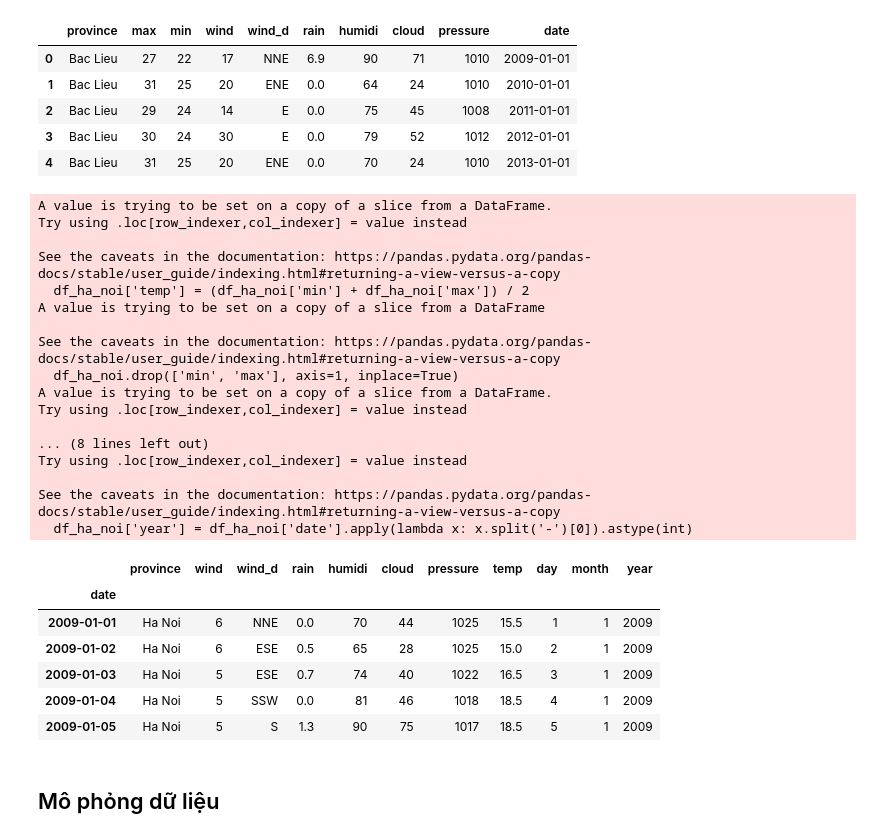
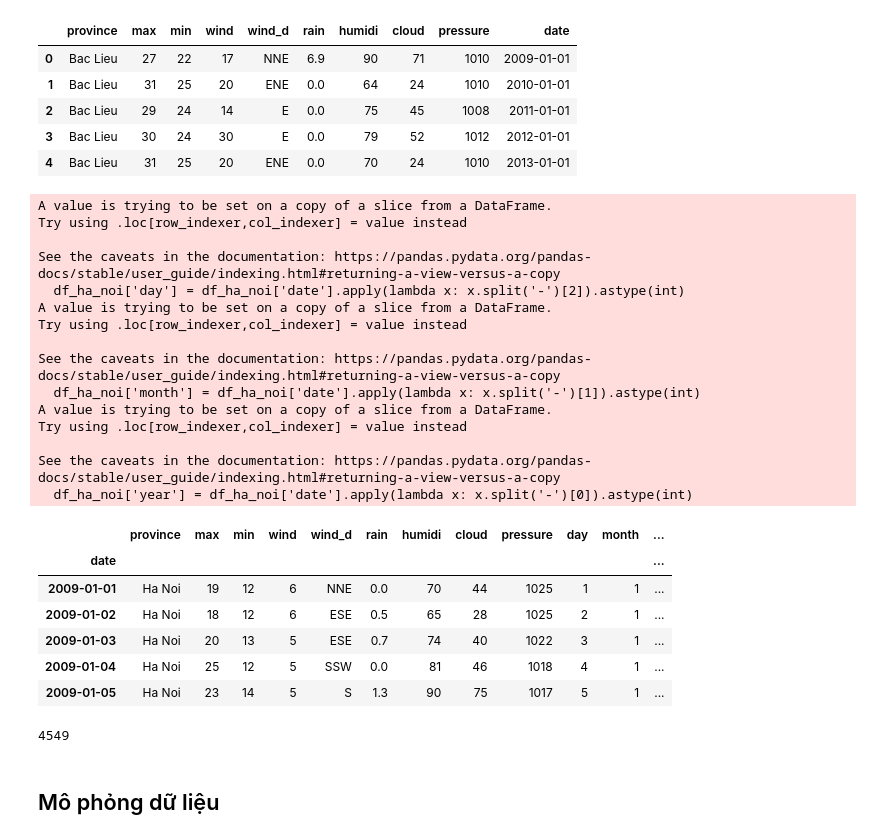
Before and after one commit to npv2k1/weather_iot, a Jupyter notebook: Learn.ipynb, the cells around one changed output. Saved outputs shown, nothing was run; the diff lists cells and outputs as text; code cells hidden in the pictures.

```diff
--- a/Learn.ipynb
+++ b/Learn.ipynb
@@ -30,51 +36,56 @@ df_ha_noi = df[df['province'].isin(['Ha Noi'])]
 # Sắp xếp lại giá trị theo thứ tự ngày
 df_ha_noi.sort_values(by=['date'])
 
 # Tính nhiệt độ trung bình
-df_ha_noi['temp'] = (df_ha_noi['min'] + df_ha_noi['max']) / 2
+# df_ha_noi['temp'] = (df_ha_noi['min'] + df_ha_noi['max']) / 2
 
 # Xóa cột min, max
-df_ha_noi.drop(['min', 'max'], axis=1, inplace=True)
+# df_ha_noi.drop(['min', 'max'], axis=1, inplace=True)
 
 # Tách ngày, tháng, năm ra từ cột date
 df_ha_noi['day'] = df_ha_noi['date'].apply(lambda x: x.split('-')[2]).astype(int)
 df_ha_noi['month'] = df_ha_noi['date'].apply(lambda x: x.split('-')[1]).astype(int)
 df_ha_noi['year'] = df_ha_noi['date'].apply(lambda x: x.split('-')[0]).astype(int)
 
 # Đặt lại index là cột date
 df_ha_noi = df_ha_noi.set_index("date")
 
 # Sắp xếp lại dữ liệu theo thứ tự ngày
 df_ha_noi.sort_index(inplace=True)
 df_ha_noi.head()
 # %% [output]
 A value is trying to be set on a copy of a slice from a DataFrame.
 Try using .loc[row_indexer,col_indexer] = value instead
 
 See the caveats in the documentation: https://pandas.pydata.org/pandas-docs/stable/user_guide/indexing.html#returning-a-view-versus-a-copy
-  df_ha_noi['temp'] = (df_ha_noi['min'] + df_ha_noi['max']) / 2
-A value is trying to be set on a copy of a slice from a DataFrame
-
-See the caveats in the documentation: https://pandas.pydata.org/pandas-docs/stable/user_guide/indexing.html#returning-a-view-versus-a-copy
-  df_ha_noi.drop(['min', 'max'], axis=1, inplace=True)
+  df_ha_noi['day'] = df_ha_noi['date'].apply(lambda x: x.split('-')[2]).astype(int)
 A value is trying to be set on a copy of a slice from a DataFrame.
 Try using .loc[row_indexer,col_indexer] = value instead
 
-... (8 lines left out)
+See the caveats in the documentation: https://pandas.pydata.org/pandas-docs/stable/user_guide/indexing.html#returning-a-view-versus-a-copy
+  df_ha_noi['month'] = df_ha_noi['date'].apply(lambda x: x.split('-')[1]).astype(int)
+A value is trying to be set on a copy of a slice from a DataFrame.
 Try using .loc[row_indexer,col_indexer] = value instead
 
 See the caveats in the documentation: https://pandas.pydata.org/pandas-docs/stable/user_guide/indexing.html#returning-a-view-versus-a-copy
   df_ha_noi['year'] = df_ha_noi['date'].apply(lambda x: x.split('-')[0]).astype(int)
-|  | province | wind | wind_d | rain | humidi | cloud | pressure | temp | day | month | year |
-| date |  |  |  |  |  |  |  |  |  |  |  |
-| 2009-01-01 | Ha Noi | 6 | NNE | 0.0 | 70 | 44 | 1025 | 15.5 | 1 | 1 | 2009 |
-| 2009-01-02 | Ha Noi | 6 | ESE | 0.5 | 65 | 28 | 1025 | 15.0 | 2 | 1 | 2009 |
-| 2009-01-03 | Ha Noi | 5 | ESE | 0.7 | 74 | 40 | 1022 | 16.5 | 3 | 1 | 2009 |
-| 2009-01-04 | Ha Noi | 5 | SSW | 0.0 | 81 | 46 | 1018 | 18.5 | 4 | 1 | 2009 |
-| 2009-01-05 | Ha Noi | 5 | S | 1.3 | 90 | 75 | 1017 | 18.5 | 5 | 1 | 2009 |
+|  | province | max | min | wind | wind_d | rain | humidi | cloud | pressure | day | month | ... |
+| date |  |  |  |  |  |  |  |  |  |  |  | ... |
+| 2009-01-01 | Ha Noi | 19 | 12 | 6 | NNE | 0.0 | 70 | 44 | 1025 | 1 | 1 | ... |
+| 2009-01-02 | Ha Noi | 18 | 12 | 6 | ESE | 0.5 | 65 | 28 | 1025 | 2 | 1 | ... |
+| 2009-01-03 | Ha Noi | 20 | 13 | 5 | ESE | 0.7 | 74 | 40 | 1022 | 3 | 1 | ... |
+| 2009-01-04 | Ha Noi | 25 | 12 | 5 | SSW | 0.0 | 81 | 46 | 1018 | 4 | 1 | ... |
+| 2009-01-05 | Ha Noi | 23 | 14 | 5 | S | 1.3 | 90 | 75 | 1017 | 5 | 1 | ... |
 # %%
 # save dataframe to csv
 df_ha_noi.to_csv('weather_ha_noi.csv')
+# %%
+df_hn_copy = df_ha_noi.copy()
+df_hn_copy['isTrain'] = 1
+
+df_hn_copy.to_sql('weather', con=engine, if_exists='replace', index=True)
+# %% [output]
+4549
 # %% [markdown]
 ## Mô phỏng dữ liệu
 # %%
```
Also changed, not shown: parts of 15 cells of this notebook, 6 other files.
